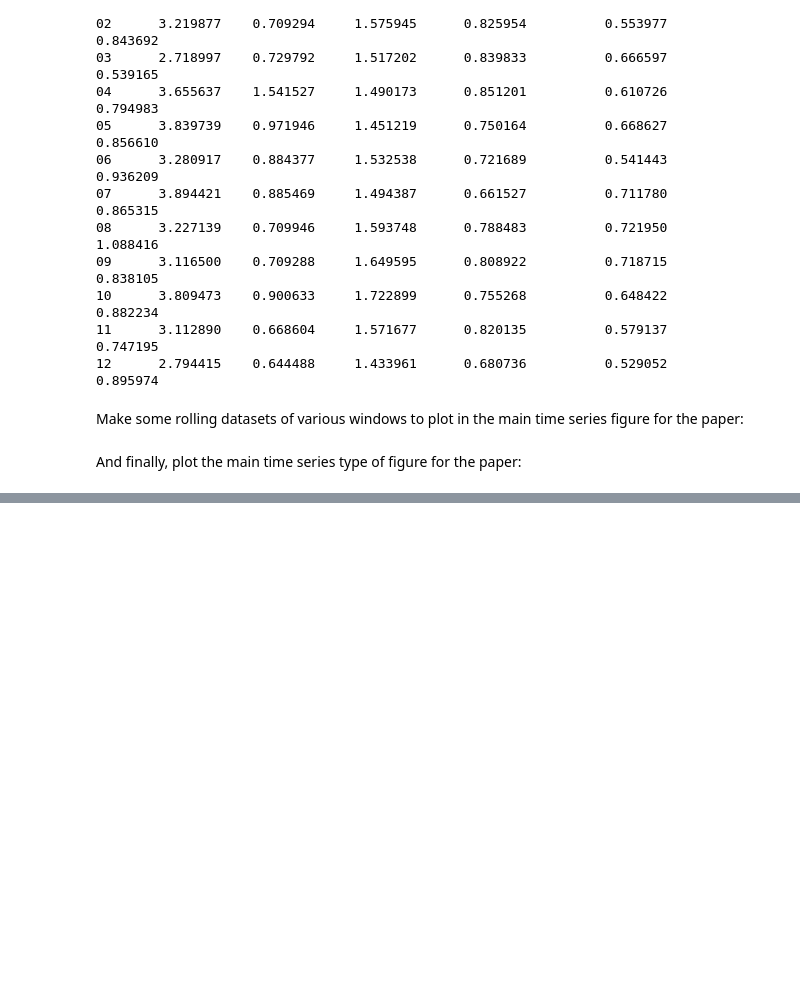
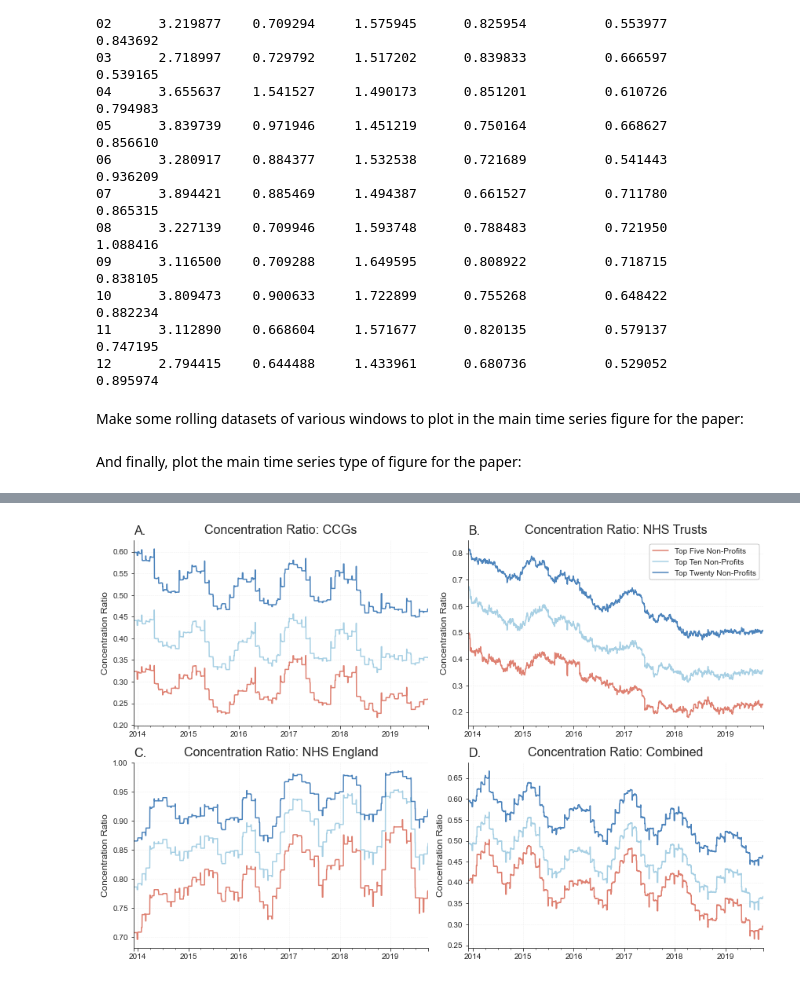
Before and after one commit to crahal/NHSSpend, a Jupyter notebook: src/analysis/charity_analysis_notebook.ipynb, the cells around one changed output, grey strips where cells are left out. Drawn from its saved outputs; the diff is of its cells as text; code cells hidden in the pictures; blank space fills up the shorter version.

```diff
--- a/src/analysis/charity_analysis_notebook.ipynb
+++ b/src/analysis/charity_analysis_notebook.ipynb
@@ -933,0 +976,30 @@ plot_temporal(ts_ccg_annual, ts_trust_annual, ts_nhsengland_annual,
+# %%
+rolling_df_45_top10 = make_rolling_windows_top10(ccg_pay_df,
+                                                 trust_pay_df,
+                                                 nhsengland_pay_df,
+                                                 pd.concat([nhsengland_pay_df, trust_pay_df, ccg_pay_df],
+                                                 ignore_index=True),
+                                                 45)
+
+rolling_df_90_top10 = make_rolling_windows_top10(ccg_pay_df,
+                                                 trust_pay_df,
+                                                 nhsengland_pay_df,
+                                                 pd.concat([nhsengland_pay_df, trust_pay_df, ccg_pay_df],
+                                                 ignore_index=True),
+                                                 90)
+rolling_df_180_top10 = make_rolling_windows_top10(ccg_pay_df,
+                                                  trust_pay_df,
+                                                  nhsengland_pay_df,
+                                                  pd.concat([nhsengland_pay_df, trust_pay_df, ccg_pay_df],
+                                                  ignore_index=True),
+                                                  180)
+rolling_df_365_top10 = make_rolling_windows_top10(ccg_pay_df,
+                                                  trust_pay_df,
+                                                  nhsengland_pay_df,
+                                                  pd.concat([nhsengland_pay_df, trust_pay_df, ccg_pay_df],
+                                                  ignore_index=True),
+                                                  365)
+# %%
+plot_conc(figure_path, rolling_df_45_top10, rolling_df_90_top10, rolling_df_180_top10, rolling_df_365_top10)
+# %% [output]
+[figure, added]
```
Also changed, not shown: parts of 21 cells of this notebook.
